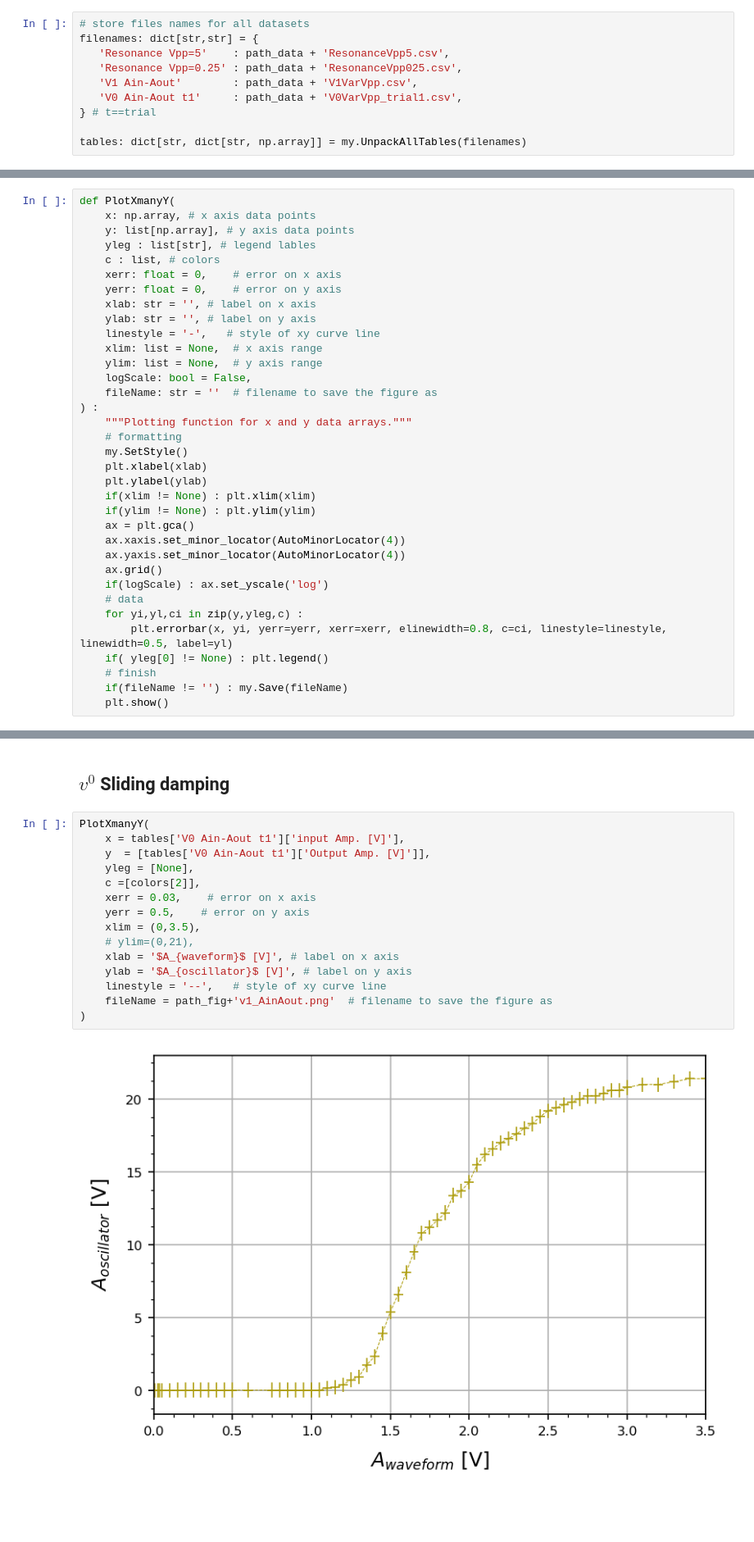
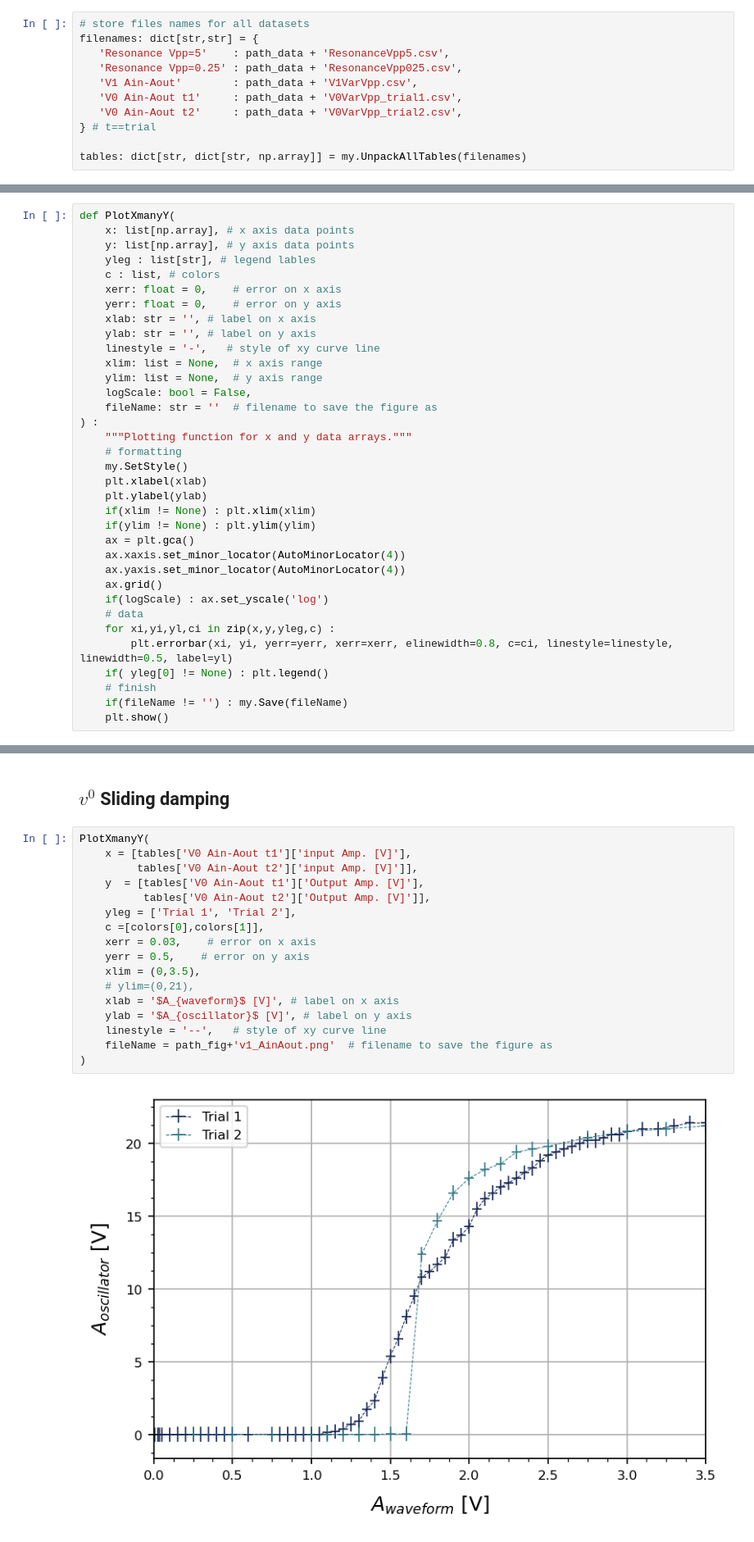
Before and after one commit to parallax-xallaraq/PHSX616, a Jupyter notebook: Lab3 - Torsional Oscillator/Code/Basic.ipynb, the cells around one changed output, grey strips where cells are left out. Shown at 82% size. Drawn from its saved outputs; the diff is of its cells as text; blank space fills up the shorter version.

Commit message:
plot more trial 2

```diff
--- a/Lab3 - Torsional Oscillator/Code/Basic.ipynb
+++ b/Lab3 - Torsional Oscillator/Code/Basic.ipynb
@@ -17,6 +17,7 @@ filenames: dict[str,str] = {
    'Resonance Vpp=0.25' : path_data + 'ResonanceVpp025.csv',
    'V1 Ain-Aout'        : path_data + 'V1VarVpp.csv',
    'V0 Ain-Aout t1'     : path_data + 'V0VarVpp_trial1.csv',
+   'V0 Ain-Aout t2'     : path_data + 'V0VarVpp_trial2.csv',
 } # t==trial
 
 tables: dict[str, dict[str, np.array]] = my.UnpackAllTables(filenames)
@@ -36,7 +38,7 @@ colors = ['#122354','#317787','#AD9C0B','#B85300','#782B38']
 colors_dark = [my.darken_color(c, 1.2) for c in colors]
 # %%
 def PlotXmanyY(
-    x: np.array, # x axis data points
+    x: list[np.array], # x axis data points
     y: list[np.array], # y axis data points
     yleg : list[str], # legend lables
     c : list, # colors
@@ -63,8 +65,8 @@ def PlotXmanyY(
     ax.grid()
     if(logScale) : ax.set_yscale('log')
     # data
-    for yi,yl,ci in zip(y,yleg,c) :
-        plt.errorbar(x, yi, yerr=yerr, xerr=xerr, elinewidth=0.8, c=ci, linestyle=linestyle, linewidth=0.5, label=yl)
+    for xi,yi,yl,ci in zip(x,y,yleg,c) :
+        plt.errorbar(xi, yi, yerr=yerr, xerr=xerr, elinewidth=0.8, c=ci, linestyle=linestyle, linewidth=0.5, label=yl)
     if( yleg[0] != None) : plt.legend()
     # finish
     if(fileName != '') : my.Save(fileName)
@@ -112,18 +115,20 @@ PlotXmanyY(
 ## $v^0$ Sliding damping
 # %%
 PlotXmanyY(
-    x = tables['V0 Ain-Aout t1']['input Amp. [V]'],
-    y  = [tables['V0 Ain-Aout t1']['Output Amp. [V]']],
-    yleg = [None],
-    c =[colors[2]],
+    x = [tables['V0 Ain-Aout t1']['input Amp. [V]'],
+         tables['V0 Ain-Aout t2']['input Amp. [V]']],
+    y  = [tables['V0 Ain-Aout t1']['Output Amp. [V]'],
+          tables['V0 Ain-Aout t2']['Output Amp. [V]']],
+    yleg = ['Trial 1', 'Trial 2'],
+    c =[colors[0],colors[1]],
     xerr = 0.03,    # error on x axis
     yerr = 0.5,    # error on y axis
     xlim = (0,3.5),
     # ylim=(0,21),
     xlab = '$A_{waveform}$ [V]', # label on x axis
     ylab = '$A_{oscillator}$ [V]', # label on y axis
     linestyle = '--',   # style of xy curve line
     fileName = path_fig+'v1_AinAout.png'  # filename to save the figure as
 )
 # %% [output]
-[figure, old version]
+[figure, new version]
```
Also changed, not shown: parts of 3 cells of this notebook, 4 other files.
